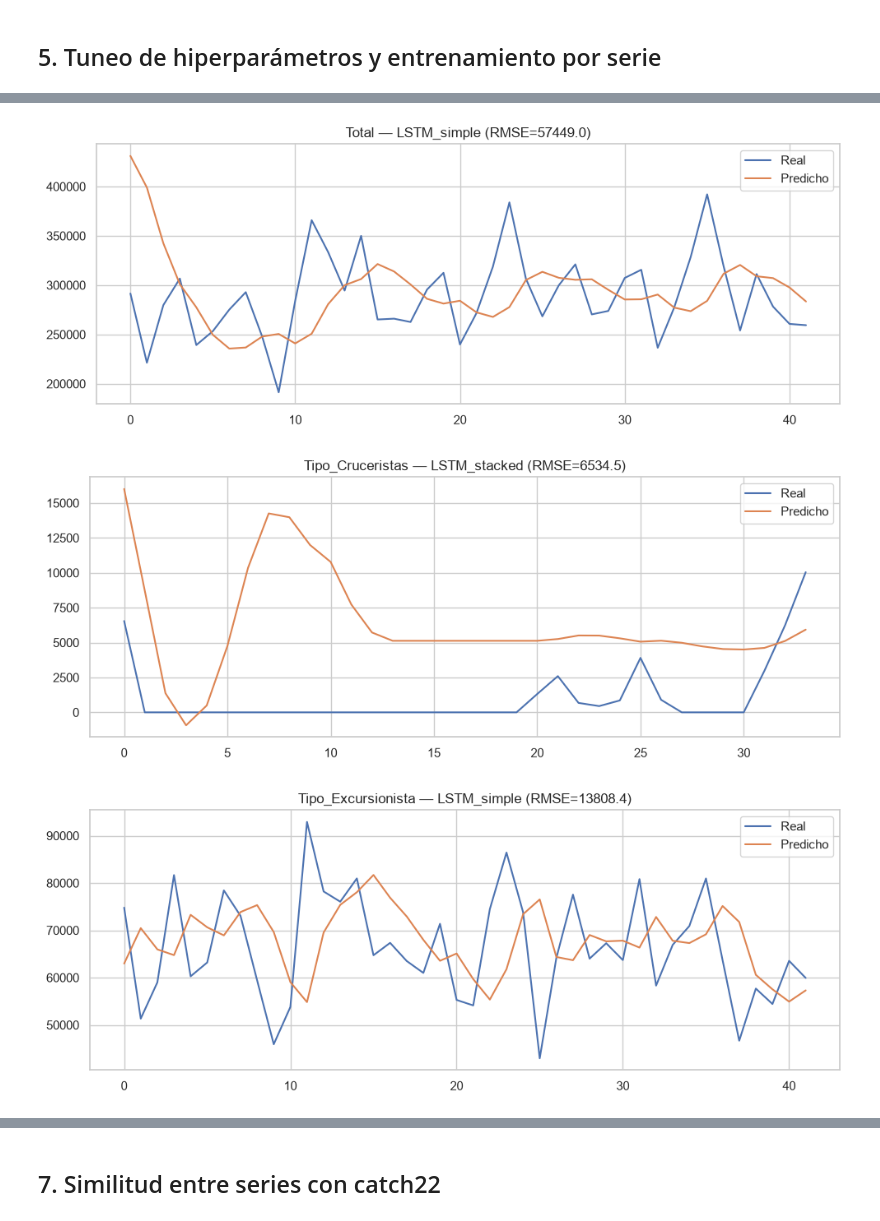
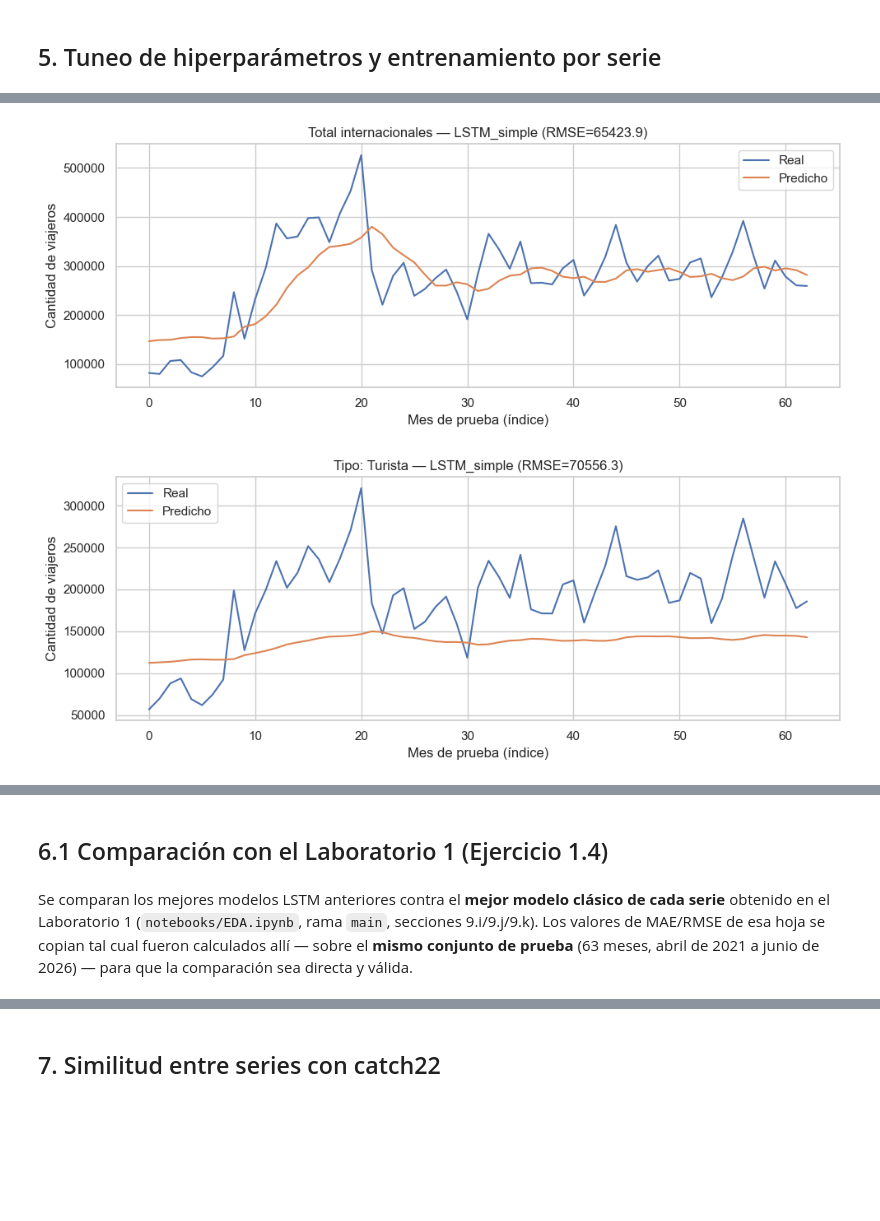
Before and after one commit to PeDro0210AVI/lab-1_time_series, a Jupyter notebook: notebooks/LSTM.ipynb, the cells around one changed output, grey strips where cells are left out. Cells and saved outputs as stored; diff of their text form; code cells hidden in the pictures; blank space fills up the shorter version.

```diff
--- a/notebooks/LSTM.ipynb
+++ b/notebooks/LSTM.ipynb
@@ -96,17 +95,0 @@ df.head()
-# %%
-serie_total = df.groupby("Fecha")["Viajero"].sum().sort_index()
-
-series_tipo = {
-    f"Tipo_{tipo}": g.groupby("Fecha")["Viajero"].sum().sort_index()
-    for tipo, g in df.groupby("Tipo_Viajero")
-}
-
-series_via = {
-    f"Via_{via}": g.groupby("Fecha")["Viajero"].sum().sort_index()
-    for via, g in df.groupby("Vía")
-}
-
-SERIES = {"Total": serie_total, **series_tipo, **series_via}
-SERIES = {k: v.asfreq("MS").fillna(0.0) for k, v in SERIES.items() if len(v) >= 40}
-
-{k: len(v) for k, v in SERIES.items()}
@@ -121,0 +172,10 @@ SERIES = {k: v.asfreq("MS").fillna(0.0) for k, v in SERIES.items() if len(v) >=
+# %%
+SERIES_LSTM = {
+    "Total internacionales": SERIES_FULL["Total internacionales"],
+    "Tipo: Turista": SERIES_FULL["Tipo: Turista"],
+}
+
+for nombre, s in SERIES_LSTM.items():
+    print(f"{nombre}: entrenamiento {s.iloc[:SPLIT_IDX].index.min().date()} a "
+          f"{s.iloc[:SPLIT_IDX].index.max().date()} | prueba {s.iloc[SPLIT_IDX:].index.min().date()} a "
+          f"{s.iloc[SPLIT_IDX:].index.max().date()}")
@@ -132,10 +195,10 @@ def create_sequences(values, window_size):
     return np.array(X), np.array(y)
 
 
-def prepare_series(values, window_size, test_ratio=0.2):
+def prepare_series(values, window_size, split_idx):
+    """Escala con MinMax (ajustado solo en entrenamiento) y arma ventanas deslizantes.
+    `split_idx` es el índice de corte fijo (147, igual que en el Laboratorio 1), no un ratio."""
     n = len(values)
-    split_idx = int(n * (1 - test_ratio))
-
     scaler = MinMaxScaler()
     scaler.fit(values[:split_idx].reshape(-1, 1))
     scaled = scaler.transform(values.reshape(-1, 1)).flatten()
@@ -237,14 +305,14 @@ def train_torch_model(model, X_tr, y_tr, X_val, y_val, lr, epochs=100, batch_siz
     return model, best_val
 
 
-def tune_series(name, series, epochs=100, batch_size=16, patience=8):
+def tune_series(name, series, split_idx, epochs=100, batch_size=16, patience=8):
     values = series.values.astype("float32")
     trials = []
 
     for arch_name, model_cls in ARCHITECTURES.items():
         for params in PARAM_GRID:
             ws = params["window_size"]
-            X_train, y_train, X_test, y_test, scaler = prepare_series(values, ws)
+            X_train, y_train, X_test, y_test, scaler = prepare_series(values, ws, split_idx)
             if len(X_train) < 20 or len(X_test) < 4:
                 continue
 
@@ -282,14 +350,14 @@ def tune_series(name, series, epochs=100, batch_size=16, patience=8):
 all_trials = []
 best_per_series = {}
 
-for name, series in SERIES.items():
-    best, trials_df = tune_series(name, series)
+for name, series in SERIES_LSTM.items():
+    best, trials_df = tune_series(name, series, SPLIT_IDX)
     if best is None:
         continue
     best_per_series[name] = best
     all_trials.append(trials_df)
 
 trials_summary = pd.concat(all_trials, ignore_index=True)
-trials_summary.sort_values(["serie", "val_rmse_scaled"]).head(20)
+trials_summary.sort_values(["serie", "val_rmse_scaled"])
 # %% [output]
 |  | serie | arch | window_size | units | dropout | lr | val_rmse_scaled |
@@ -358,13 +416,14 @@ metrics_df
 # %%
 for name, r in eval_results.items():
     plt.figure(figsize=(10, 4))
     plt.plot(r["y_test"], label="Real")
     plt.plot(r["y_pred"], label="Predicho")
     plt.title(f"{name} — {r['arch']} (RMSE={r['RMSE']:.1f})")
+    plt.xlabel("Mes de prueba (índice)")
+    plt.ylabel("Cantidad de viajeros")
     plt.legend()
     plt.tight_layout()
     plt.show()
 # %% [output]
-[figure, old version]
+[figure, new version]
-[figure, old version]
+[figure, new version]
-[figure, removed]
@@ -375,0 +430,7 @@ for name, r in eval_results.items():
+# %% [markdown]
+## 6.1 Comparación con el Laboratorio 1 (Ejercicio 1.4)
+# %% [markdown]
+Se comparan los mejores modelos LSTM anteriores contra el **mejor modelo clásico de cada serie**
+obtenido en el Laboratorio 1 (`notebooks/EDA.ipynb`, rama `main`, secciones 9.i/9.j/9.k). Los valores
+de MAE/RMSE de esa hoja se copian tal cual fueron calculados allí — sobre el **mismo conjunto de
+prueba** (63 meses, abril de 2021 a junio de 2026) — para que la comparación sea directa y válida.
```
Also changed, not shown: parts of 77 cells of this notebook, 1 other file.
